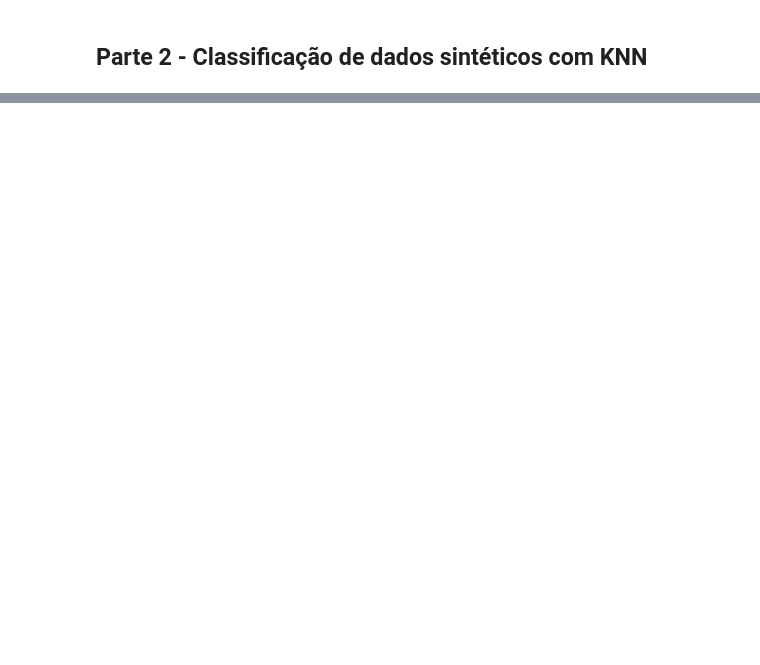
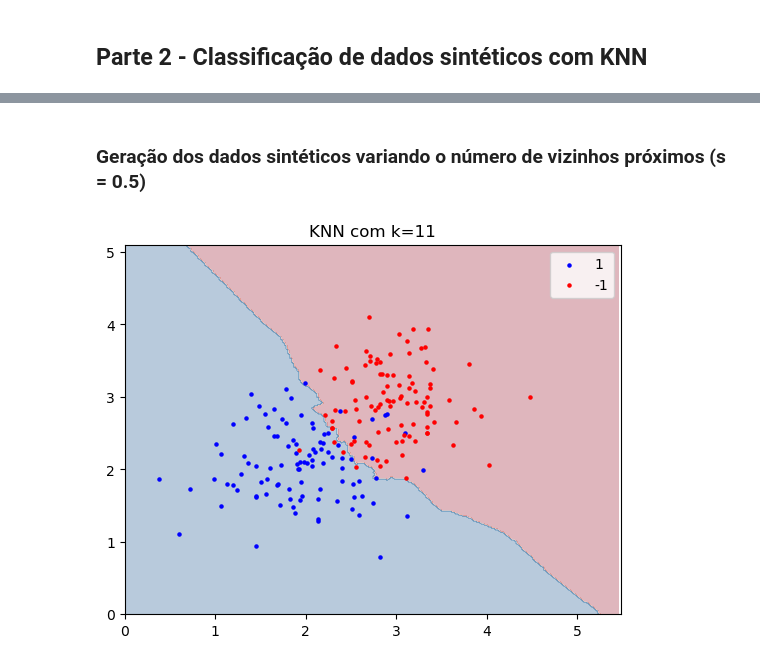
Before and after one commit to muzzidiogo/reconhecimento_de_padroes, a Jupyter notebook: KNN.ipynb, the cells around one changed output, grey strips where cells are left out. Cells and saved outputs as stored; diff of their text form; code cells hidden in the pictures; blank space fills up the shorter version.

```diff
--- a/KNN.ipynb
+++ b/KNN.ipynb
@@ -57,0 +128,27 @@ plt.scatter(X[100:, 0], X[100:, 1], c='r')
+# %% [markdown]
+### Geração dos dados sintéticos variando o número de vizinhos próximos (s = 0.5)
+# %%
+def knn_grid_map(X, knn, k):
+    # Criação da grade de pontos
+    x_max = X[:, 0].max() + 1
+    y_max = X[:, 1].max() + 1
+    xx, yy = np.meshgrid(np.arange(0, x_max, 0.02),
+                        np.arange(0, y_max, 0.02))
+    grid_points = np.c_[xx.ravel(), yy.ravel()]
+
+    # Previsões do KNN para cada ponto da grade
+    Z = np.array([knn.predict(point, k) for point in grid_points])
+    Z = Z.reshape(xx.shape)
+
+    # Plot do gráfico
+    plt.xlim(0,x_max)
+    plt.ylim(0,y_max)
+    plt.contourf(xx, yy, Z, cmap=plt.cm.RdBu, alpha=0.3)  # Adiciona o fundo colorido
+    plt.scatter(X[:100, 0], X[:100, 1], c='b', label='1', s=5)
+    plt.scatter(X[100:, 0], X[100:, 1], c='r', label='-1', s=5)
+    plt.legend()
+    plt.title(f'KNN com k={k}')
+
+knn_grid_map(X, knn, 11)
+# %% [output]
+[figure, added]
```
Also changed, not shown: parts of 12 cells of this notebook.
